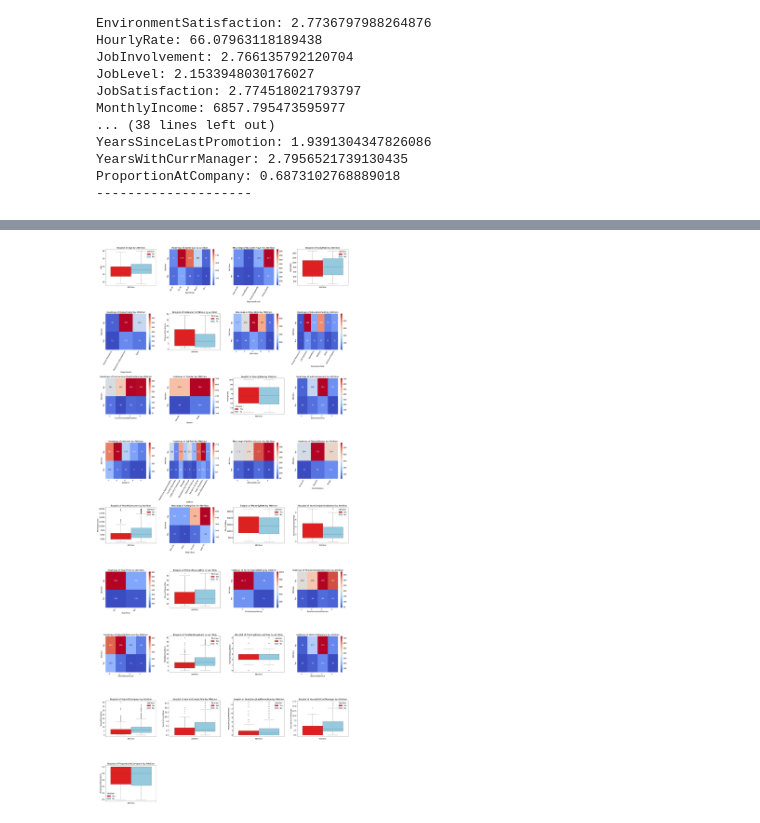
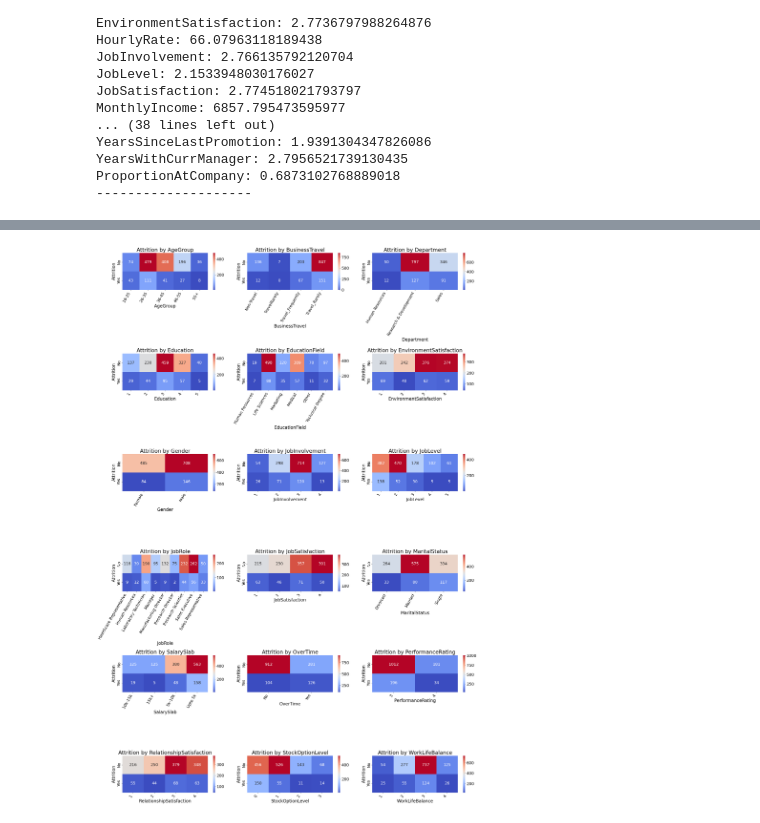
Before and after one commit to SethMoffat/Project_1, a Jupyter notebook: explore.ipynb, the cells around one changed output, grey strips where cells are left out. Saved outputs shown, nothing was run; the diff lists cells and outputs as text; code cells hidden in the pictures.

Commit message:
split so that one cell handles numerical boxplots, one handles categorical heat maps, and one handles categorical pie charts

```diff
--- a/explore.ipynb
+++ b/explore.ipynb
@@ -220,69 +264,51 @@ ProportionAtCompany: 0.6873102768889018
 # %%
 plt.close()
-# Number of numeric columns
-plt.rcParams['font.size'] = 15
 
-cols_per_row = 4
+plt.rcParams['font.size'] = 18
+plt.rcParams['axes.titlesize'] = 24
+plt.rcParams['axes.labelsize'] = 20
+
+cols_per_row = 3
 offset = 1
-if len(df.columns) % cols_per_row == 0:
+if len(cat_cols) % cols_per_row == 0:
     offset = 0
 
 fig, axes = plt.subplots(
-    nrows=len(num_cols+cat_cols)//cols_per_row + offset,
+    nrows=len(cat_cols)//cols_per_row + offset,
     ncols=cols_per_row,
-    figsize=(30, len(num_cols+cat_cols)*2)
+    figsize=(25, len(cat_cols)*2)
 )
 
 # Flatten axes array for easy iteration
 axes = axes.flatten()
 
-plot = 0
-for col in df.columns:
-    # Plot each numeric column as a boxplot grouped by 'Attrition'
-    if col in num_cols:
-        sns.boxplot(
-            hue='Attrition',
-            y=col,
-            data=df,
-            ax=axes[plot],
-            # color='red',
-            palette=['red', 'skyblue'],
-            linewidth=1,
-        )
-        axes[plot].set_title(f'Boxplot of {col} by Attrition')
-        axes[plot].set_xlabel('Attrition')
-        axes[plot].set_ylabel(col)
-        plot += 1
+for i, col in enumerate(cat_cols):
+    # Create a pivot table for the heatmap
+    heatmap_data = df.groupby(['Attrition', col]).size().unstack(fill_value=0)
 
-    # Plot each categorical column as a heatmap
-    elif col in cat_cols:
-        # Create a pivot table for the heatmap
-        heatmap_data = df.groupby(['Attrition', col]).size().unstack(fill_value=0)
+    # Create a heatmap
+    sns.heatmap(
+        heatmap_data,
+        annot=True,
+        fmt='d',
+        cmap='coolwarm',
+        ax=axes[i],
+        cbar=True,
+    )
 
-        # Create a heatmap
-        sns.heatmap(
-            heatmap_data,
-            annot=True,
-            fmt='d',
-            cmap='coolwarm',
-            ax=axes[plot],
-            cbar=True,
-        )
-
-        # Set titles and labels
-        axes[plot].set_title(f'Heatmap of {col} by Attrition')
-        axes[plot].set_ylabel('Attrition')
-        axes[plot].set_xlabel(col)
-        axes[plot].set_xticklabels(axes[plot].get_xticklabels(), rotation=60, ha='right')
-        plot += 1
+    # Set titles and labels
+    axes[i].set_title(f'Attrition by {col}')
+    axes[i].set_ylabel('Attrition')
+    axes[i].set_xlabel(col)
+    axes[i].set_xticklabels(axes[i].get_xticklabels(), rotation=60, ha='right')
 
 # Remove any unused subplots
-for i in range(plot, len(axes)):
+for i in range(i+1, len(axes)):
     fig.delaxes(axes[i])
 
 # Adjust layout to avoid overlap
 plt.tight_layout()
 plt.show()
 # %% [output]
-[figure, old version]
+[figure, new version]
 # %%
```
Also changed, not shown: parts of 2 cells of this notebook.
